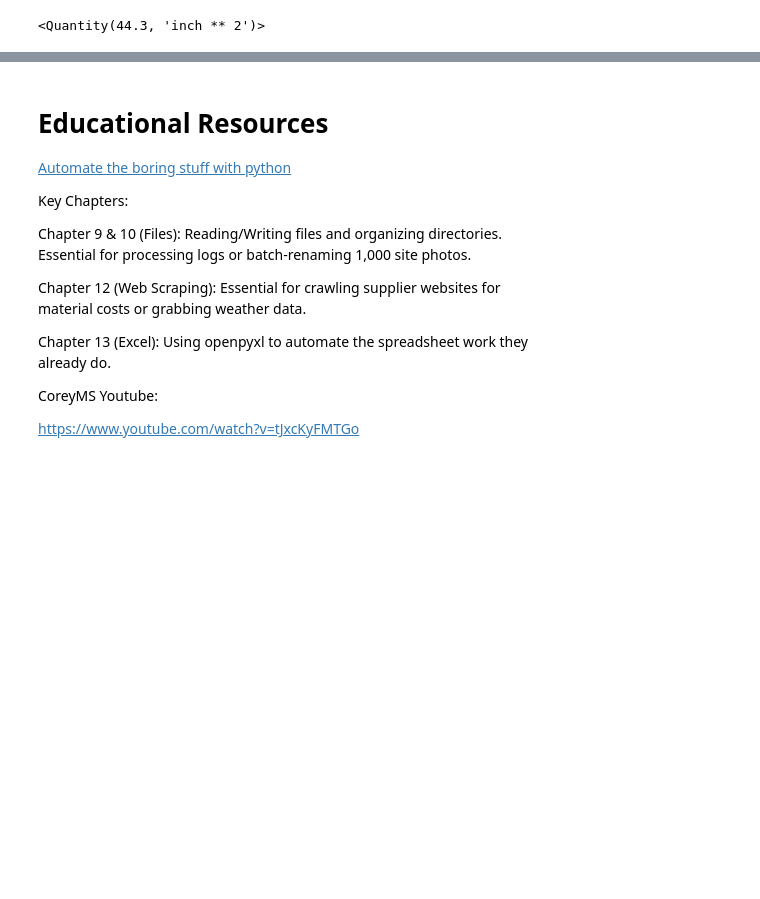
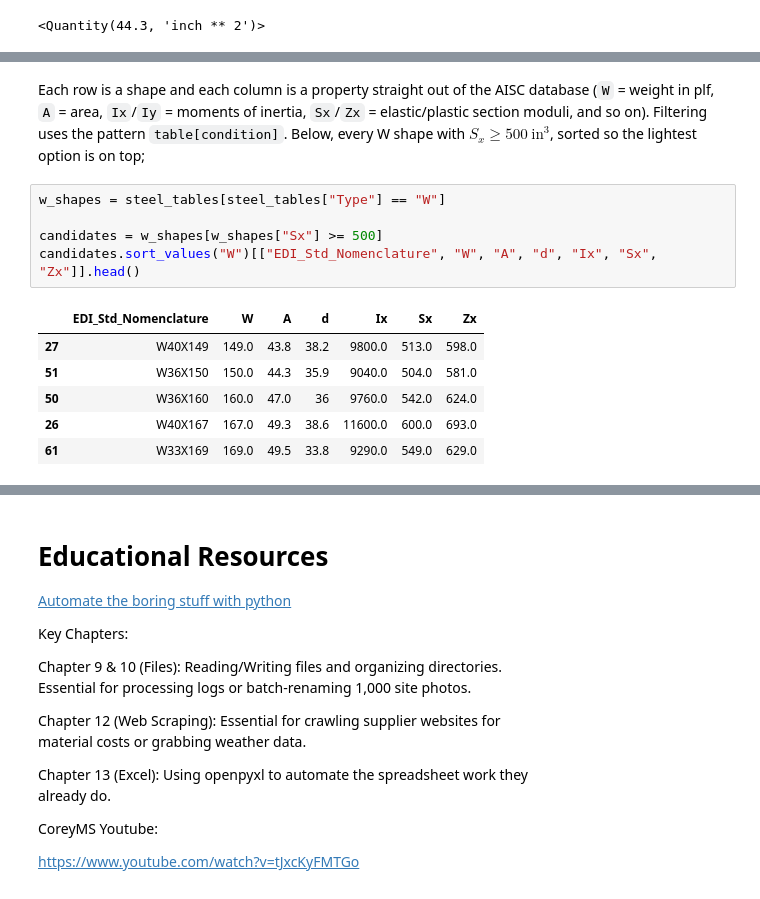
Before and after one commit to drparks71w/CivilPy, a Jupyter notebook: Notebooks/1. Intro to Jupyter and Python.ipynb, the cells around one changed output, grey strips where cells are left out. Cells and saved outputs as stored; diff of their text form; blank space fills up the shorter version.

```diff
--- a/Notebooks/1. Intro to Jupyter and Python.ipynb
+++ b/Notebooks/1. Intro to Jupyter and Python.ipynb
@@ -996,0 +940,14 @@ my_beam.area
+# %% [markdown]
+Each row is a shape and each column is a property straight out of the AISC database (`W` = weight in plf, `A` = area, `Ix`/`Iy` = moments of inertia, `Sx`/`Zx` = elastic/plastic section moduli, and so on). Filtering uses the pattern `table[condition]`. Below, every W shape with $S_x \geq 500\ \text{in}^3$, sorted so the lightest option is on top;
+# %%
+w_shapes = steel_tables[steel_tables["Type"] == "W"]
+
+candidates = w_shapes[w_shapes["Sx"] >= 500]
+candidates.sort_values("W")[["EDI_Std_Nomenclature", "W", "A", "d", "Ix", "Sx", "Zx"]].head()
+# %% [output]
+|  | EDI_Std_Nomenclature | W | A | d | Ix | Sx | Zx |
+| 27 | W40X149 | 149.0 | 43.8 | 38.2 | 9800.0 | 513.0 | 598.0 |
+| 51 | W36X150 | 150.0 | 44.3 | 35.9 | 9040.0 | 504.0 | 581.0 |
+| 50 | W36X160 | 160.0 | 47.0 | 36 | 9760.0 | 542.0 | 624.0 |
+| 26 | W40X167 | 167.0 | 49.3 | 38.6 | 11600.0 | 600.0 | 693.0 |
+| 61 | W33X169 | 169.0 | 49.5 | 33.8 | 9290.0 | 549.0 | 629.0 |
```
Also changed, not shown: parts of 95 cells of this notebook.
